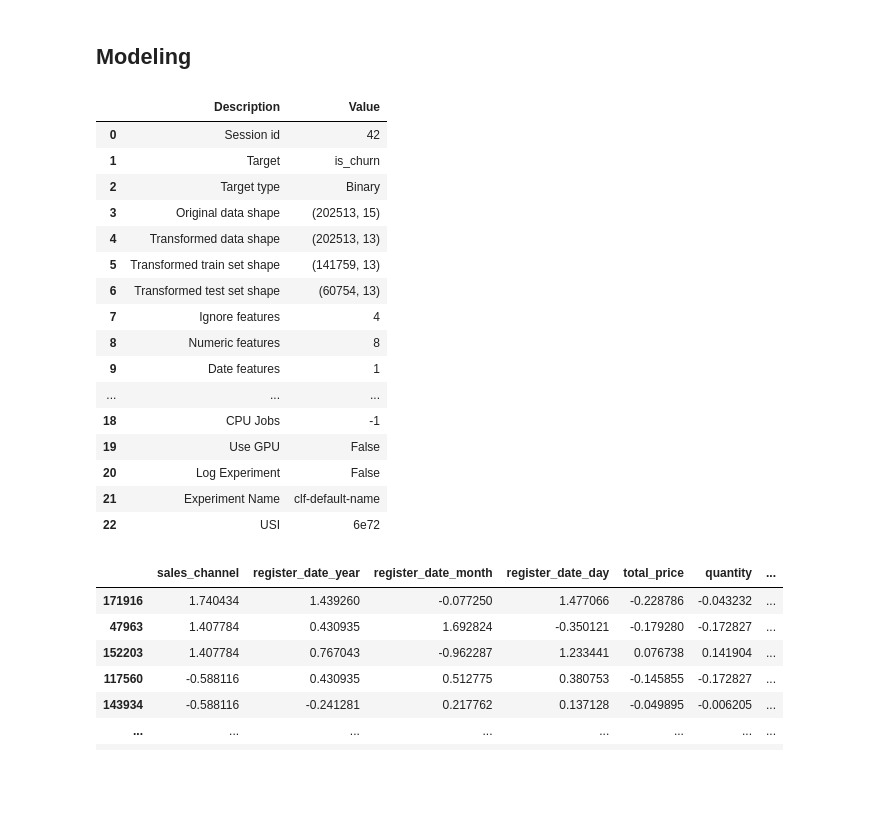
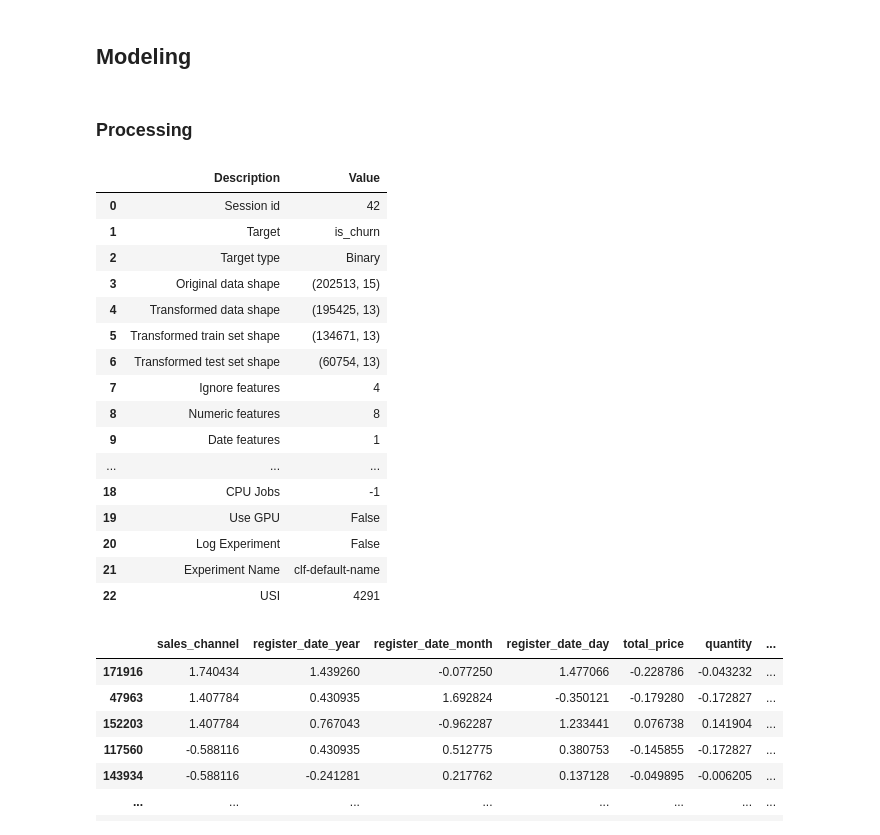
Before and after one commit to sergioalvesnicolau/Projeto---Case-Ambev, a Jupyter notebook: main.ipynb, the cells around one changed output. Saved outputs shown, nothing was run; the diff lists cells and outputs as text; code cells hidden in the pictures; blank space fills up the shorter version.

```diff
--- a/Untitled.ipynb
+++ b/main.ipynb
@@ -222,17 +262,19 @@ dtype: int64
 # %% [markdown]
 ## Modeling
+# %% [markdown]
+### Processing
 # %%
 regression = setup(data = df, target = 'is_churn', session_id = 42,
                    ignore_features = ['customer_code', 'branch_id', 'seller_code', 'order_id'],
-                   date_features = ['register_date'], normalize = True)
+                   date_features = ['register_date'], remove_outliers = True)
 # %% [output]
 |  | Description | Value |
 | 0 | Session id | 42 |
 | 1 | Target | is_churn |
 | 2 | Target type | Binary |
 | 3 | Original data shape | (202513, 15) |
-| 4 | Transformed data shape | (202513, 13) |
-| 5 | Transformed train set shape | (141759, 13) |
+| 4 | Transformed data shape | (195425, 13) |
+| 5 | Transformed train set shape | (134671, 13) |
 | 6 | Transformed test set shape | (60754, 13) |
 | 7 | Ignore features | 4 |
 | 8 | Numeric features | 8 |
@@ -242,7 +284,7 @@ regression = setup(data = df, target = 'is_churn', session_id = 42,
 | 19 | Use GPU | False |
 | 20 | Log Experiment | False |
 | 21 | Experiment Name | clf-default-name |
-| 22 | USI | 6e72 |
+| 22 | USI | 4291 |
 # %%
 get_config('X_train_transformed')
 # %% [output]
```
Also changed, not shown: parts of 30 cells of this notebook, 2 other files.
